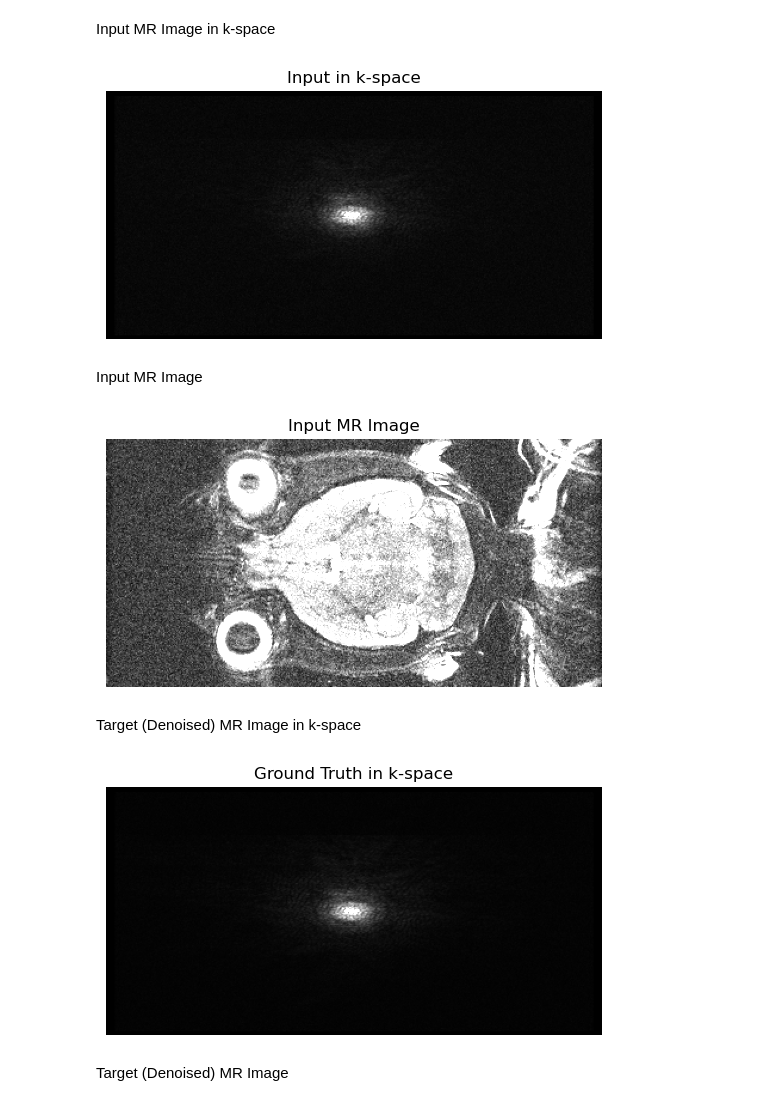
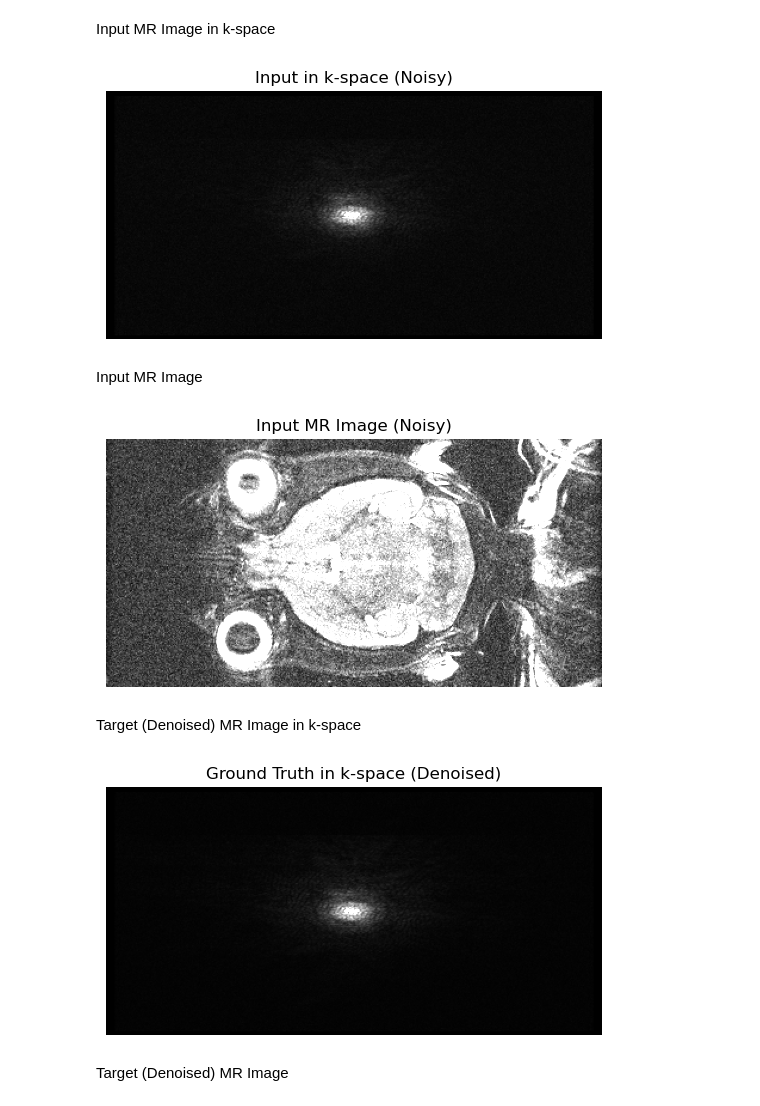
Before and after one commit to vishu-tyagi/MRI-Denoising, a Jupyter notebook: notebooks/explore-data.ipynb, the cells around one changed output. Cells and saved outputs as stored; diff of their text form; code cells hidden in the pictures.

```diff
--- a/notebooks/explore-data.ipynb
+++ b/notebooks/explore-data.ipynb
@@ -29,3 +31,5 @@ data = DataClass(config)
+# %%
+eval = CustomEvaluation()
 # %% [markdown]
 Load a training sample for visualization
 # %%
@@ -37,39 +41,39 @@ Input MR Image in k-space
 # Load k-space array
 X = np.load(input).astype(np.csingle)
 # Obtain normalized absolute k-space array
-Y = kspace(X)
+Y = eval.normalize(X)
 # Plot
 plt.imshow(Y, cmap="gray", vmax=.1)
-plt.title("Input in k-space")
+plt.title("Input in k-space (Noisy)")
 plt.axis("off")
 plt.savefig(os.path.join("images/input_kspace"), bbox_inches="tight");
 # %% [output]
-[figure, old version]
+[figure, new version]
 # %% [markdown]
 Input MR Image
 # %%
 # Load k-space array
 X = np.load(input).astype(np.csingle)
 # Obtain MR Image by applying fourier transform
-Y = fft(X)
+Y = eval.kspace_to_mri(X)
 # Plot
 plt.imshow(Y, cmap="gray", vmax=.1)
-plt.title("Input MR Image")
+plt.title("Input MR Image (Noisy)")
 plt.axis("off")
 plt.savefig(os.path.join("images/input_mri"), bbox_inches="tight");
 # %% [output]
-[figure, old version]
+[figure, new version]
 # %% [markdown]
 Target (Denoised) MR Image in k-space
 # %%
 X = np.load(target).astype(np.csingle)
-Y = kspace(X)
+Y = eval.normalize(X)
 plt.imshow(Y, cmap="gray", vmax=.1)
-plt.title("Ground Truth in k-space")
+plt.title("Ground Truth in k-space (Denoised)")
 plt.axis("off")
 plt.savefig(os.path.join("images/target_kspace"), bbox_inches="tight");
 # %% [output]
-[figure, old version]
+[figure, new version]
 # %% [markdown]
 Target (Denoised) MR Image
 # %%
```
Also changed, not shown: parts of 3 cells of this notebook, 11 other files.
